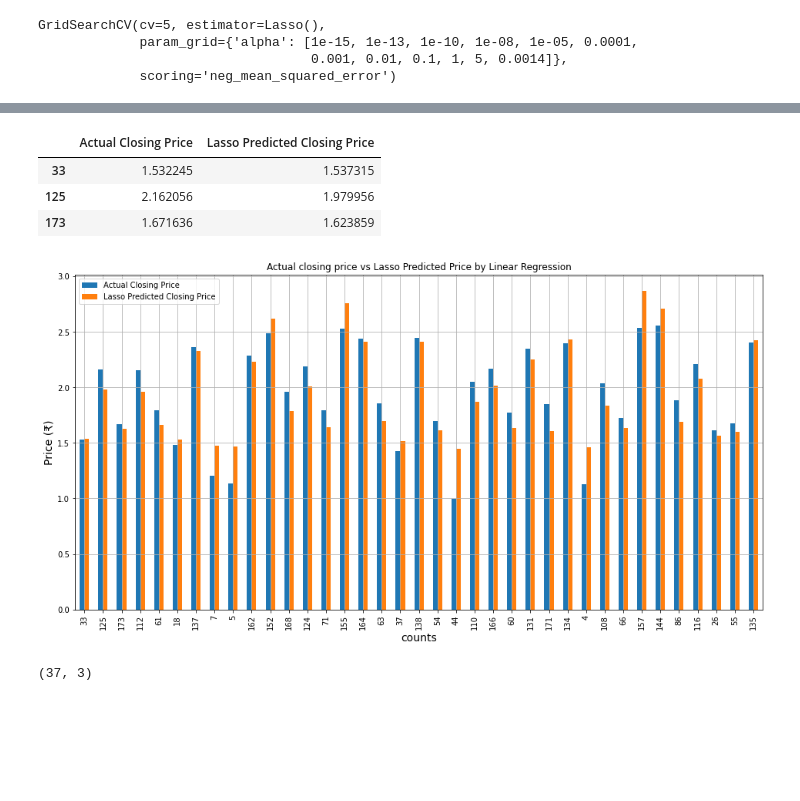
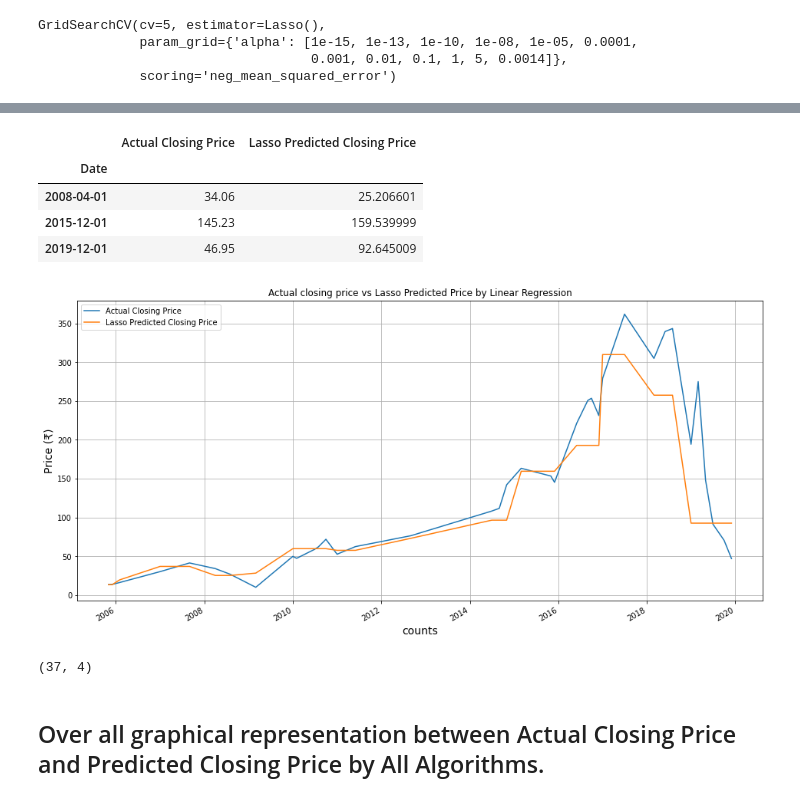
Before and after one commit to Zeeshan2012/Yes_Bank_Stock_Price_Project, a Jupyter notebook: Yes_Bank_Share_Price_Prediction.ipynb, the cells around one changed output, grey strips where cells are left out. Drawn from its saved outputs; the diff is of its cells as text; code cells hidden in the pictures; blank space fills up the shorter version.

```diff
--- a/Yes_Bank_Share_Price_Prediction.ipynb
+++ b/Yes_Bank_Share_Price_Prediction.ipynb
@@ -309,7 +353,7 @@ y_test:  (37,)
 # %%
 #Creating DataFrames of test and train dataset
 train_df = pd.DataFrame(X_train,y_train)
-test_df = pd.DataFrame(y_test)
+test_df = pd.DataFrame(10**y_test)
 test_df.rename(columns = {'Close':'Actual Closing Price'},inplace = True)
 # %%
 #Applying Linear Regression
@@ -344,5 +391,5 @@ Printed values of Y:
 # %%
-test_df['Predicted Closing Price'] = y_pred
+test_df['Predicted Closing Price'] = 10**y_pred
 test_df.head(3)
 # %% [output]
 |  | Actual Closing Price | Predicted Closing Price |
@@ -439,5 +498,5 @@ Adjusted R2:  0.8144316245778142
 # %%
-test_df['Ridge Predicted Closing Price'] = y_pred_ridge
+test_df['Ridge Predicted Closing Price'] = 10**y_pred_ridge
 ridge_df = test_df.loc[:,['Actual Closing Price','Ridge Predicted Closing Price']]
 ridge_df.head(5)
 # %% [output]
@@ -531,21 +591,24 @@ Adjusted R2:  0.814142344070703
 # %%
-test_df['Lasso Predicted Closing Price'] = y_pred_lasso
+test_df['Lasso Predicted Closing Price'] = 10**y_pred_lasso
 lasso_df = test_df.loc[:,['Actual Closing Price','Lasso Predicted Closing Price']]
 lasso_df.head(3)
 # %% [output]
 |  | Actual Closing Price | Lasso Predicted Closing Price |
-| 33 | 1.532245 | 1.537315 |
-| 125 | 2.162056 | 1.979956 |
-| 173 | 1.671636 | 1.623859 |
+| Date |  |  |
+| 2008-04-01 | 34.06 | 25.206601 |
+| 2015-12-01 | 145.23 | 159.539999 |
+| 2019-12-01 | 46.95 | 92.645009 |
 # %%
 #Graph between Actual Close price and Lasso Predicted Price
-lasso_df.tail(40).plot(kind='bar',figsize=(16,8))
+lasso_df.plot(figsize=(16,8))
 plt.grid(True)
 plt.xlabel('counts',fontsize = 14)
 plt.ylabel('Price (₹)',fontsize = 14)
 plt.title('Actual closing price vs Lasso Predicted Price by Linear Regression')
 plt.show()
 test_df.shape
 # %% [output]
-[figure, old version]
+[figure, new version]
-(37, 3)
+(37, 4)
+# %% [markdown]
+## Over all graphical representation between Actual Closing Price and Predicted Closing Price by All Algorithms.
```
Also changed, not shown: parts of 34 cells of this notebook.
